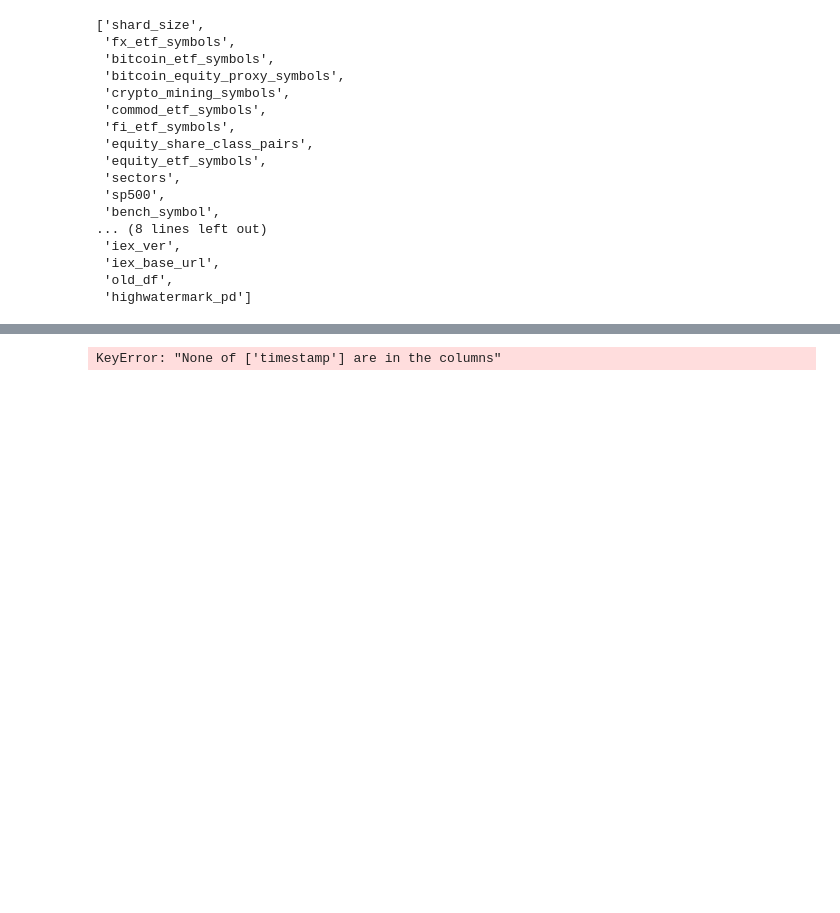
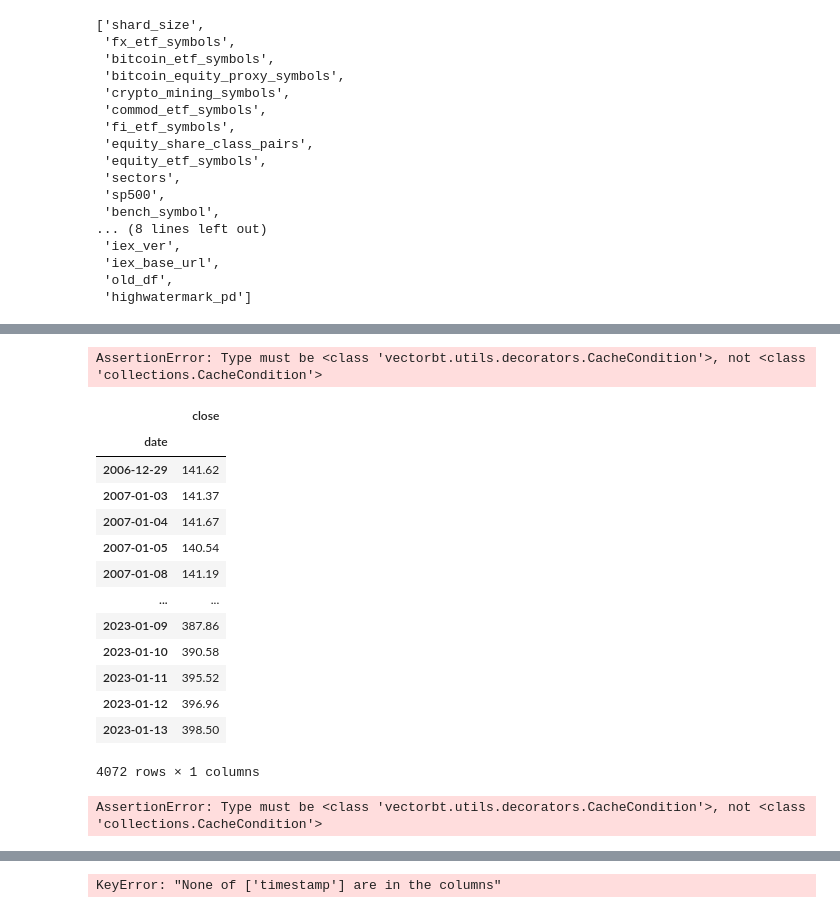
Before and after one commit to aws-samples/quant-research, a Jupyter notebook: src/notebooks/quant_research_examples/intraday_momentum.ipynb, the cells around one changed output, grey strips where cells are left out. Cells and saved outputs as stored; diff of their text form; code cells hidden in the pictures; blank space fills up the shorter version.

```diff
--- a/src/notebooks/quant_research_examples/intraday_momentum.ipynb
+++ b/src/notebooks/quant_research_examples/intraday_momentum.ipynb
@@ -838,0 +847,50 @@ bench_pd
+# %%
+vbt.Portfolio.from_signals(price_pd,
+                          )#,short_entries=short_entry_pd,long_entries=long_entry_pd,exits=exit_pd)
+# %% [output]
+AssertionError: Type must be <class 'vectorbt.utils.decorators.CacheCondition'>, not <class 'collections.CacheCondition'>
+# %%
+data_folder="s3://fsidatalake/eod_market_data/etf_trend_following/"
+one_sym='SPY'
+spy_pd = spark.read.parquet(f"{data_folder}{one_sym}.parquet").toPandas().set_index('date').sort_index()[['close']]
+spy_pd
+# %% [output]
+|  | close |
+| date |  |
+| 2006-12-29 | 141.62 |
+| 2007-01-03 | 141.37 |
+| 2007-01-04 | 141.67 |
+| 2007-01-05 | 140.54 |
+| 2007-01-08 | 141.19 |
+| ... | ... |
+| 2023-01-09 | 387.86 |
+| 2023-01-10 | 390.58 |
+| 2023-01-11 | 395.52 |
+| 2023-01-12 | 396.96 |
+| 2023-01-13 | 398.50 |
+4072 rows × 1 columns
+# %%
+import vectorbt as vbt
+aapl_data = vbt.YFData.download(
+    'AAPL',
+    interval='1d',
+    missing_index='drop',
+    start='2022-01-01'
+)
+
+aapl_close = spy_pd#aapl_data.get('Close').to_frame()
+#aapl_close.index=[(i.date()) for i in aapl_close.index]
+fast_ma = vbt.MA.run(aapl_close, 10, short_name='fast MA')
+slow_ma = vbt.MA.run(aapl_close, 50, short_name='fast MA')
+long_entries = fast_ma.ma_crossed_above(slow_ma)
+short_entries = fast_ma.ma_crossed_below(slow_ma)
+
+pf = vbt.Portfolio.from_signals(
+    aapl_close,
+    entries=long_entries,
+    short_entries=short_entries,
+    freq = '1d'
+)
+pf.stats()
+# %% [output]
+AssertionError: Type must be <class 'vectorbt.utils.decorators.CacheCondition'>, not <class 'collections.CacheCondition'>
```
Also changed, not shown: parts of 17 cells of this notebook.
